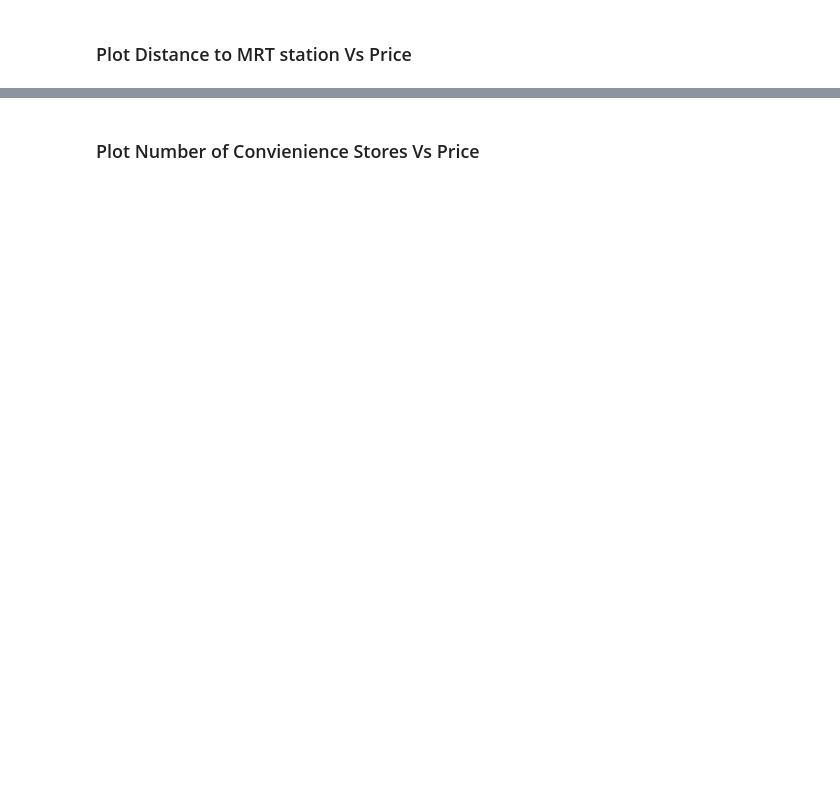
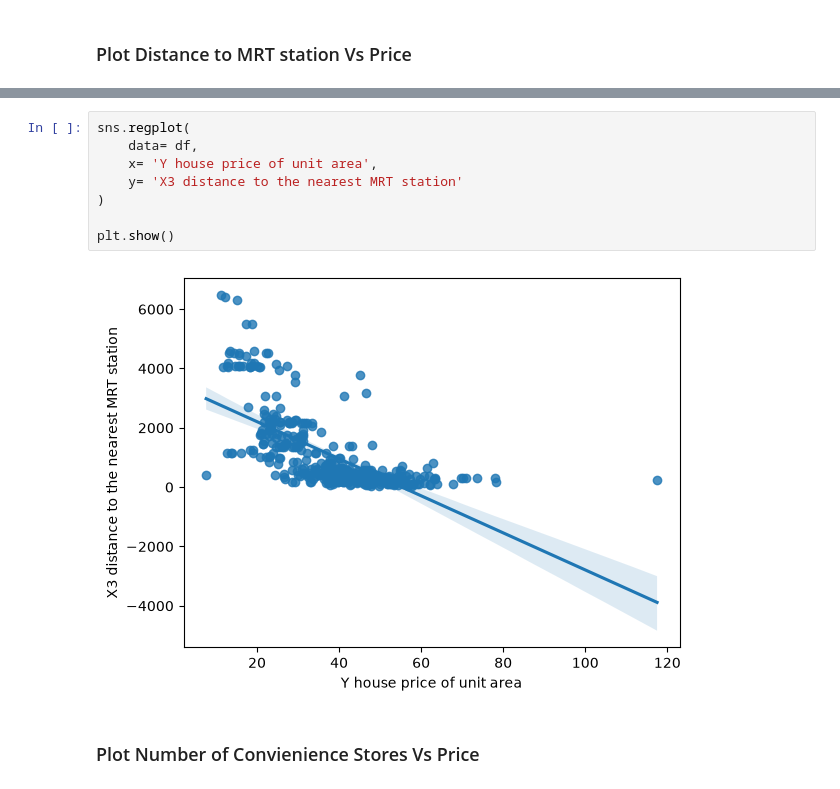
Before and after one commit to Lucas01iveira/Machine-Learning-I, a Jupyter notebook: Task6/Task6_Real Estate Price Prediction_Resolved.ipynb, the cells around one changed output, grey strips where cells are left out. Drawn from its saved outputs; the diff is of its cells as text; blank space fills up the shorter version.

```diff
--- a/Task6/Task6_Real Estate Price Prediction_Resolved.ipynb
+++ b/Task6/Task6_Real Estate Price Prediction_Resolved.ipynb
@@ -145,2 +174,12 @@ r2 Score :  0.7065810721724328
+# %%
+sns.regplot(
+    data= df,
+    x= 'Y house price of unit area',
+    y= 'X3 distance to the nearest MRT station'
+)
+
+plt.show()
+# %% [output]
+[figure, added]
 # %% [markdown]
 ### Plot Number of Convienience Stores Vs Price
```
Also changed, not shown: parts of 31 cells of this notebook, 2 other files.
